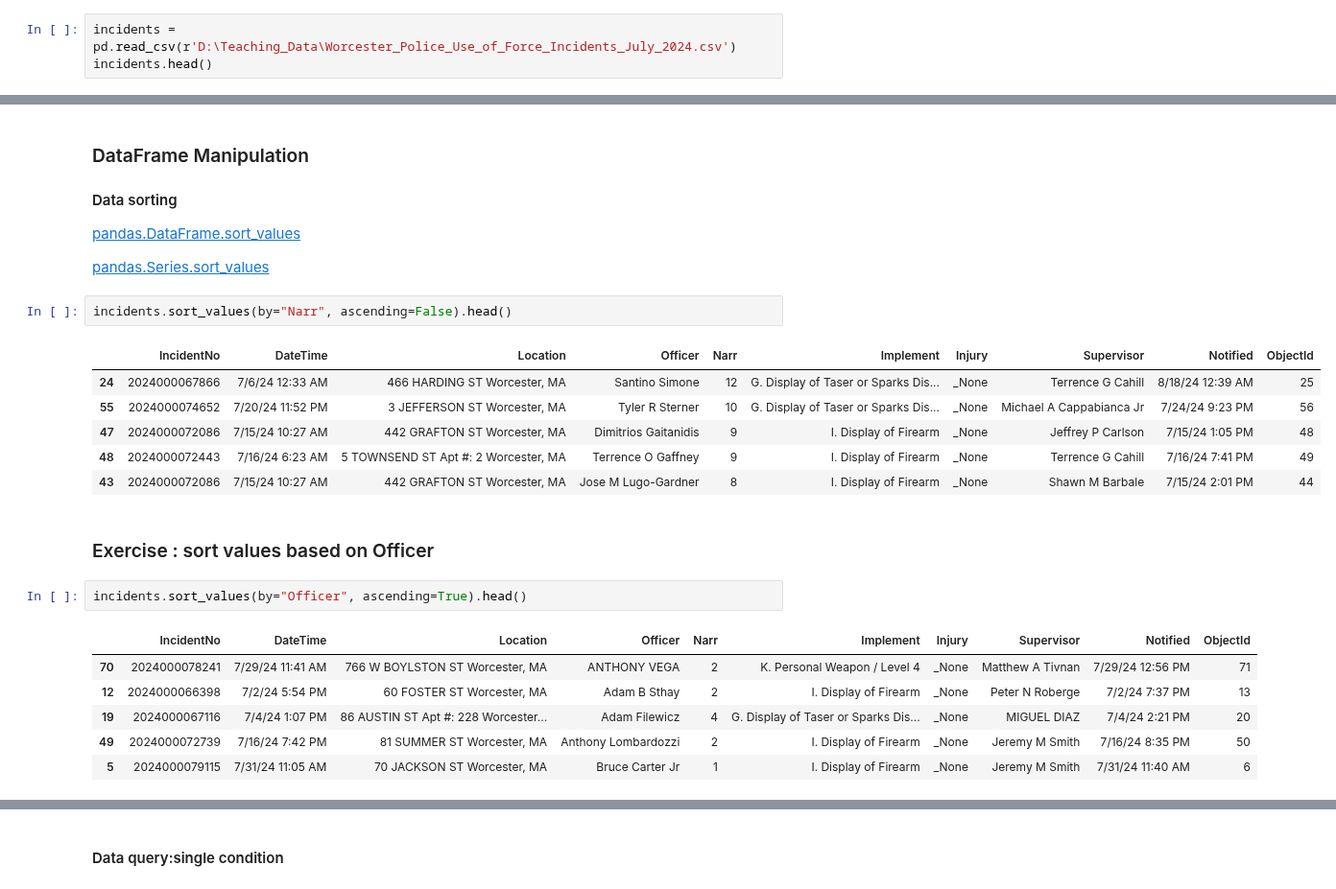
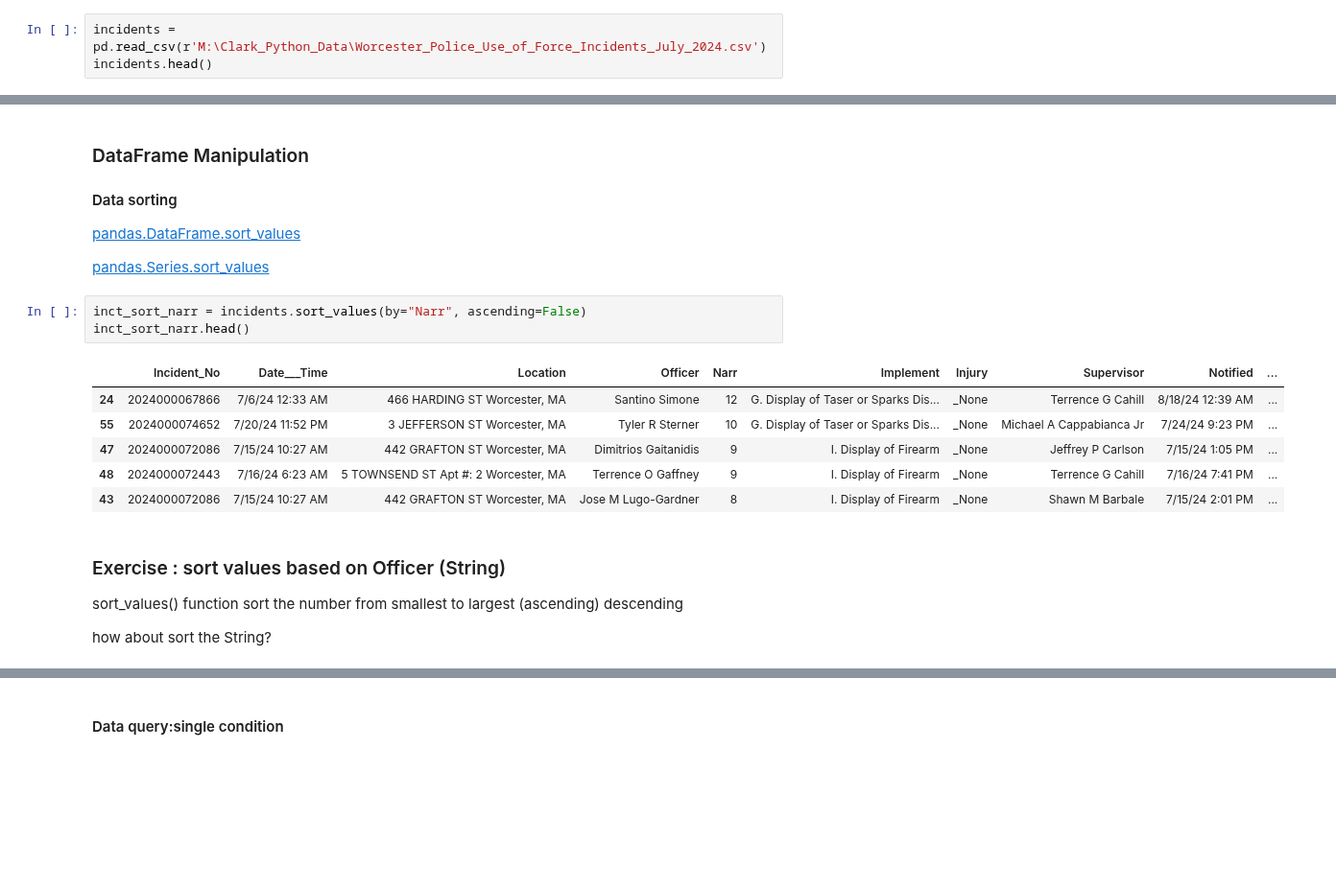
Before and after one commit to gisynw/ssj-302_V1, a Jupyter notebook: docs/Lectures/Week04_Pandas.ipynb, the cells around one changed output, grey strips where cells are left out. Shown at 96% size. Saved outputs shown, nothing was run; the diff lists cells and outputs as text; blank space fills up the shorter version.

```diff
--- a/docs/Lectures/Week04_Pandas.ipynb
+++ b/docs/Lectures/Week04_Pandas.ipynb
@@ -30,7 +30,7 @@ print(dir(pd))
 # %% [markdown]
 #### read csv
 # %%
-incidents = pd.read_csv(r'D:\Teaching_Data\Worcester_Police_Use_of_Force_Incidents_July_2024.csv')
+incidents = pd.read_csv(r'M:\Clark_Python_Data\Worcester_Police_Use_of_Force_Incidents_July_2024.csv')
 incidents.head()
 # %% [output]
 |  | Incident_No | Date___Time | Location | Officer | Narr | Implement | Injury | Supervisor | Notified | ... |
@@ -257,22 +263,17 @@ unique_col
 
 [pandas.Series.sort_values](https://pandas.pydata.org/docs/reference/api/pandas.Series.sort_values.html#pandas.Series.sort_values)
 # %%
-incidents.sort_values(by="Narr", ascending=False).head()
+inct_sort_narr = incidents.sort_values(by="Narr", ascending=False)
+inct_sort_narr.head()
 # %% [output]
-|  | IncidentNo | DateTime | Location | Officer | Narr | Implement | Injury | Supervisor | Notified | ObjectId |
-| 24 | 2024000067866 | 7/6/24 12:33 AM | 466 HARDING ST Worcester, MA | Santino Simone | 12 | G. Display of Taser or Sparks Dis... | _None | Terrence G Cahill | 8/18/24 12:39 AM | 25 |
-| 55 | 2024000074652 | 7/20/24 11:52 PM | 3 JEFFERSON ST Worcester, MA | Tyler R Sterner | 10 | G. Display of Taser or Sparks Dis... | _None | Michael A Cappabianca Jr | 7/24/24 9:23 PM | 56 |
-| 47 | 2024000072086 | 7/15/24 10:27 AM | 442 GRAFTON ST Worcester, MA | Dimitrios Gaitanidis | 9 | I. Display of Firearm | _None | Jeffrey P Carlson | 7/15/24 1:05 PM | 48 |
-| 48 | 2024000072443 | 7/16/24 6:23 AM | 5 TOWNSEND ST Apt #: 2 Worcester, MA | Terrence O Gaffney | 9 | I. Display of Firearm | _None | Terrence G Cahill | 7/16/24 7:41 PM | 49 |
-| 43 | 2024000072086 | 7/15/24 10:27 AM | 442 GRAFTON ST Worcester, MA | Jose M Lugo-Gardner | 8 | I. Display of Firearm | _None | Shawn M Barbale | 7/15/24 2:01 PM | 44 |
+|  | Incident_No | Date___Time | Location | Officer | Narr | Implement | Injury | Supervisor | Notified | ... |
+| 24 | 2024000067866 | 7/6/24 12:33 AM | 466 HARDING ST Worcester, MA | Santino Simone | 12 | G. Display of Taser or Sparks Dis... | _None | Terrence G Cahill | 8/18/24 12:39 AM | ... |
+| 55 | 2024000074652 | 7/20/24 11:52 PM | 3 JEFFERSON ST Worcester, MA | Tyler R Sterner | 10 | G. Display of Taser or Sparks Dis... | _None | Michael A Cappabianca Jr | 7/24/24 9:23 PM | ... |
+| 47 | 2024000072086 | 7/15/24 10:27 AM | 442 GRAFTON ST Worcester, MA | Dimitrios Gaitanidis | 9 | I. Display of Firearm | _None | Jeffrey P Carlson | 7/15/24 1:05 PM | ... |
+| 48 | 2024000072443 | 7/16/24 6:23 AM | 5 TOWNSEND ST Apt #: 2 Worcester, MA | Terrence O Gaffney | 9 | I. Display of Firearm | _None | Terrence G Cahill | 7/16/24 7:41 PM | ... |
+| 43 | 2024000072086 | 7/15/24 10:27 AM | 442 GRAFTON ST Worcester, MA | Jose M Lugo-Gardner | 8 | I. Display of Firearm | _None | Shawn M Barbale | 7/15/24 2:01 PM | ... |
 # %% [markdown]
-### Exercise : sort values based on Officer
+### Exercise : sort values based on Officer (String)
+sort_values() function sort the number from smallest to largest (ascending) descending
+
+how about sort the String?
-# %%
-incidents.sort_values(by="Officer", ascending=True).head()
-# %% [output]
-|  | IncidentNo | DateTime | Location | Officer | Narr | Implement | Injury | Supervisor | Notified | ObjectId |
-| 70 | 2024000078241 | 7/29/24 11:41 AM | 766 W BOYLSTON ST Worcester, MA | ANTHONY VEGA | 2 | K. Personal Weapon / Level 4 | _None | Matthew A Tivnan | 7/29/24 12:56 PM | 71 |
-| 12 | 2024000066398 | 7/2/24 5:54 PM | 60 FOSTER ST Worcester, MA | Adam B Sthay | 2 | I. Display of Firearm | _None | Peter N Roberge | 7/2/24 7:37 PM | 13 |
-| 19 | 2024000067116 | 7/4/24 1:07 PM | 86 AUSTIN ST Apt #: 228 Worcester... | Adam Filewicz | 4 | G. Display of Taser or Sparks Dis... | _None | MIGUEL DIAZ | 7/4/24 2:21 PM | 20 |
-| 49 | 2024000072739 | 7/16/24 7:42 PM | 81 SUMMER ST Worcester, MA | Anthony Lombardozzi | 2 | I. Display of Firearm | _None | Jeremy M Smith | 7/16/24 8:35 PM | 50 |
-| 5 | 2024000079115 | 7/31/24 11:05 AM | 70 JACKSON ST Worcester, MA | Bruce Carter Jr | 1 | I. Display of Firearm | _None | Jeremy M Smith | 7/31/24 11:40 AM | 6 |
```
Also changed, not shown: parts of 19 cells of this notebook, 1 other file.
